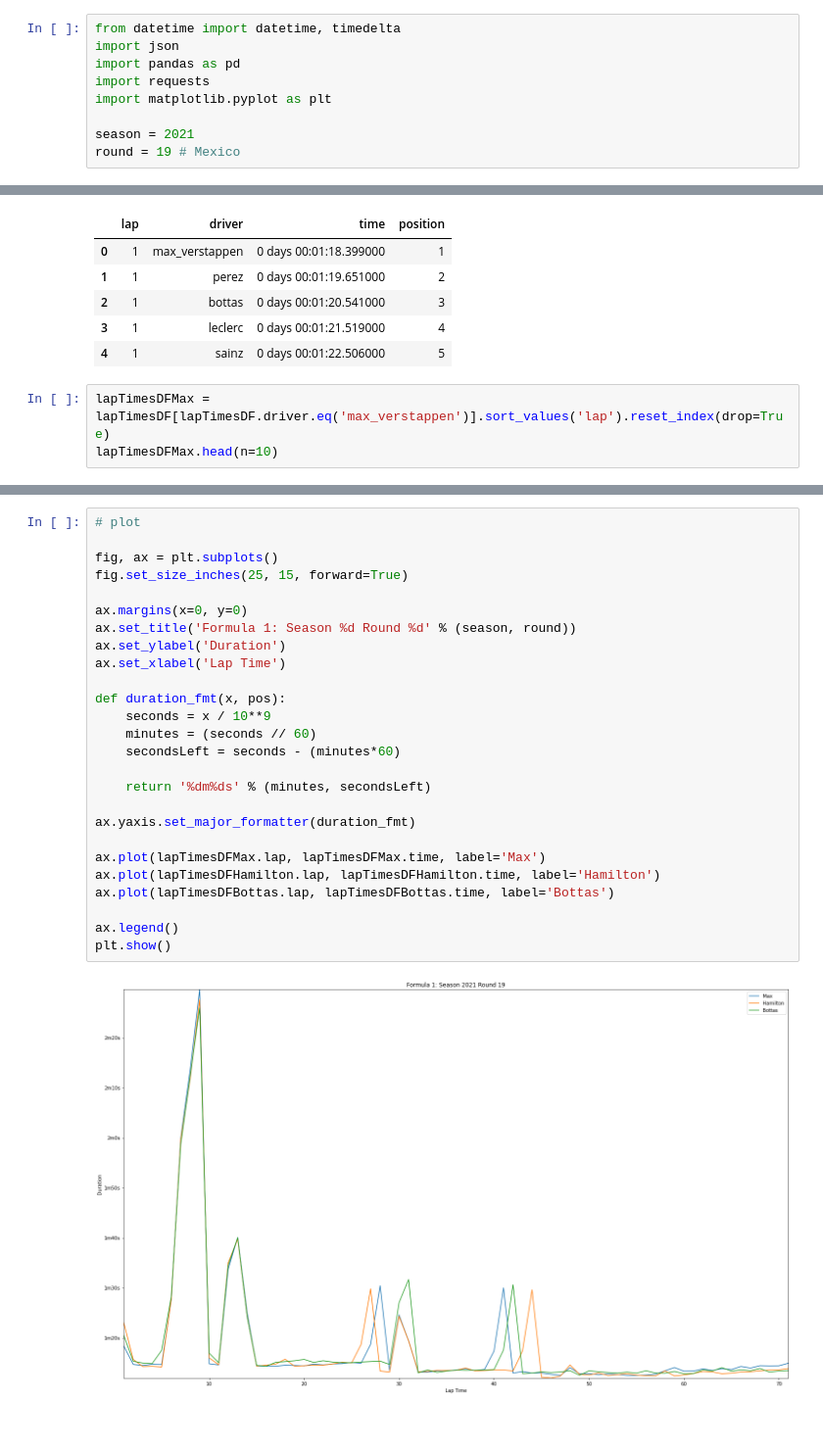
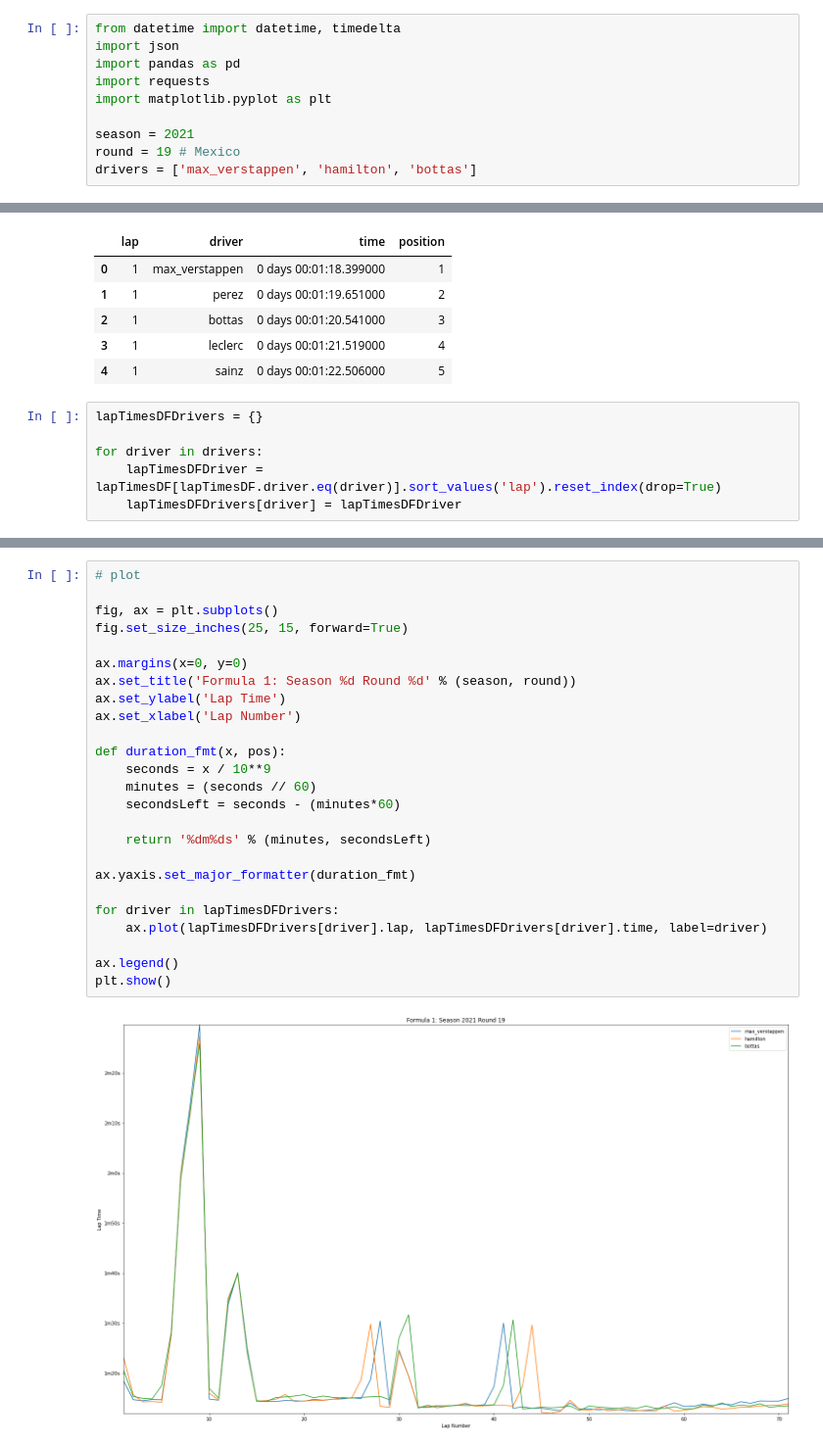
Before and after one commit to Seklfreak/jupyter-playground, a Jupyter notebook: f1_lap_times.ipynb, the cells around one changed output, grey strips where cells are left out. Shown: that part at 98% size. Drawn from its saved outputs; the diff is of its cells as text.

```diff
--- a/f1_lap_times.ipynb
+++ b/f1_lap_times.ipynb
@@ -7,6 +7,7 @@ import matplotlib.pyplot as plt
 
 season = 2021
 round = 19 # Mexico
+drivers = ['max_verstappen', 'hamilton', 'bottas']
 # %%
 # fetch data
 
@@ -63,5 +64,8 @@ lapTimesDF.head()
 | 3 | 1 | leclerc | 0 days 00:01:21.519000 | 4 |
 | 4 | 1 | sainz | 0 days 00:01:22.506000 | 5 |
 # %%
-lapTimesDFMax = lapTimesDF[lapTimesDF.driver.eq('max_verstappen')].sort_values('lap').reset_index(drop=True)
-lapTimesDFMax.head(n=10)
+lapTimesDFDrivers = {}
+
+for driver in drivers:
+    lapTimesDFDriver = lapTimesDF[lapTimesDF.driver.eq(driver)].sort_values('lap').reset_index(drop=True)
+    lapTimesDFDrivers[driver] = lapTimesDFDriver
@@ -110,28 +72,27 @@ lapTimesDFBottas.head(n=10)
 # %%
 # plot
 
 fig, ax = plt.subplots()
 fig.set_size_inches(25, 15, forward=True)
 
 ax.margins(x=0, y=0)
 ax.set_title('Formula 1: Season %d Round %d' % (season, round))
-ax.set_ylabel('Duration')
-ax.set_xlabel('Lap Time')
+ax.set_ylabel('Lap Time')
+ax.set_xlabel('Lap Number')
 
 def duration_fmt(x, pos):
     seconds = x / 10**9
     minutes = (seconds // 60)
     secondsLeft = seconds - (minutes*60)
 
     return '%dm%ds' % (minutes, secondsLeft)
 
 ax.yaxis.set_major_formatter(duration_fmt)
 
-ax.plot(lapTimesDFMax.lap, lapTimesDFMax.time, label='Max')
-ax.plot(lapTimesDFHamilton.lap, lapTimesDFHamilton.time, label='Hamilton')
-ax.plot(lapTimesDFBottas.lap, lapTimesDFBottas.time, label='Bottas')
+for driver in lapTimesDFDrivers:
+    ax.plot(lapTimesDFDrivers[driver].lap, lapTimesDFDrivers[driver].time, label=driver)
 
 ax.legend()
 plt.show()
 # %% [output]
-[figure, old version]
+[figure, new version]
```
Also changed, not shown: parts of 7 cells of this notebook.
